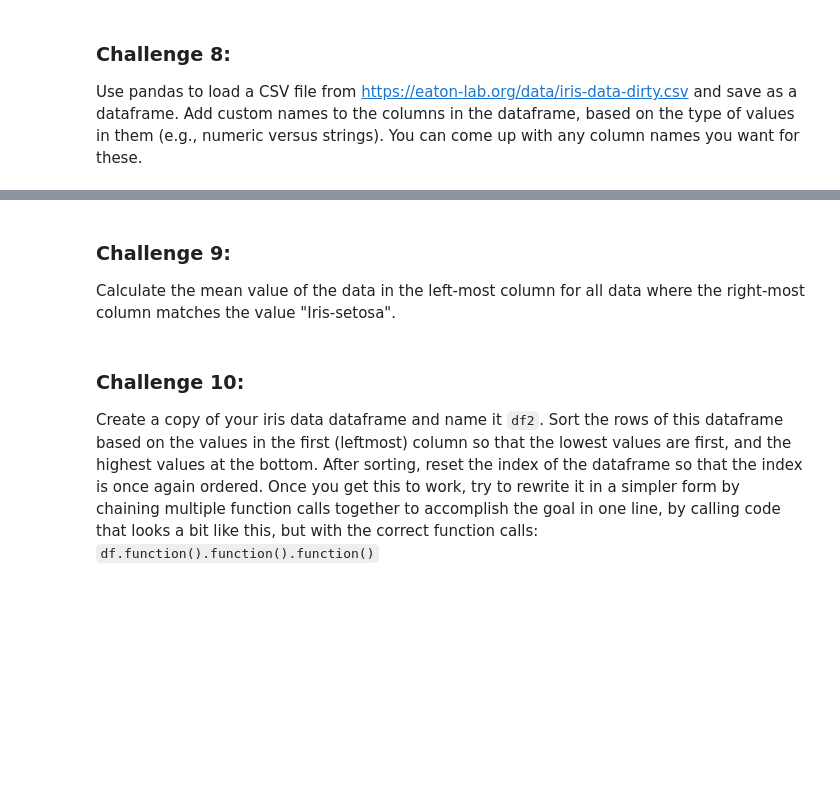
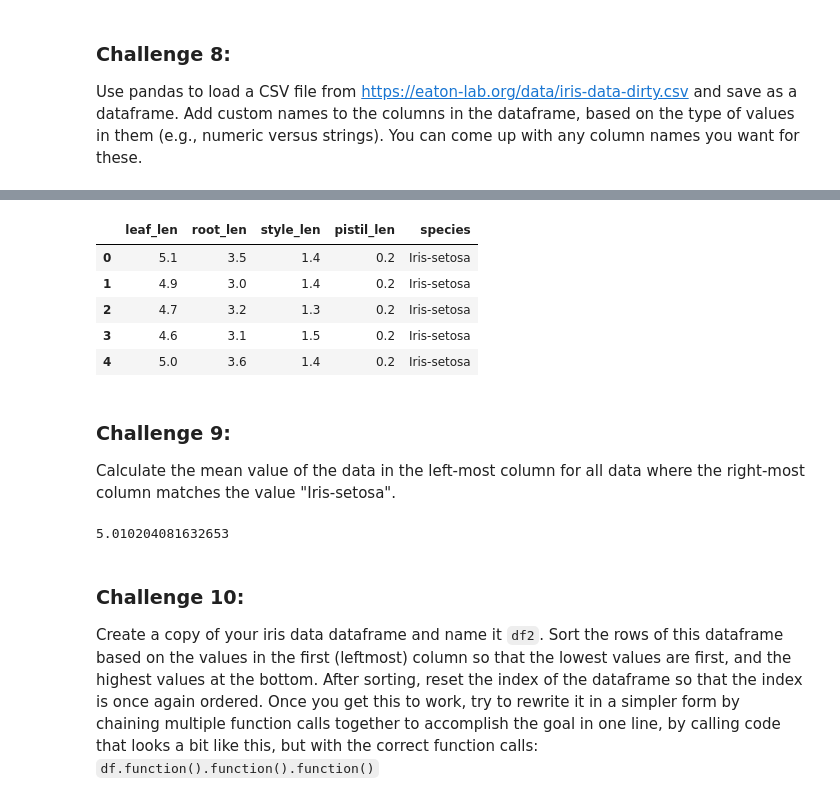
Before and after one commit to jasmina-dzurlic/hogtie, a Jupyter notebook: notebooks/nb-14.0-challenges.ipynb, the cells around one changed output, grey strips where cells are left out. Drawn from its saved outputs; the diff is of its cells as text; code cells hidden in the pictures; blank space fills up the shorter version.

```diff
--- a/notebooks/nb-14.0-challenges.ipynb
+++ b/notebooks/nb-14.0-challenges.ipynb
@@ -142,6 +169,21 @@ Use pandas to load a CSV file from https://eaton-lab.org/data/iris-data-dirty.cs
+# %%
+data.columns=["leaf_len", "root_len", "style_len", "pistil_len", "species"]
+data.head()
+# %% [output]
+|  | leaf_len | root_len | style_len | pistil_len | species |
+| 0 | 5.1 | 3.5 | 1.4 | 0.2 | Iris-setosa |
+| 1 | 4.9 | 3.0 | 1.4 | 0.2 | Iris-setosa |
+| 2 | 4.7 | 3.2 | 1.3 | 0.2 | Iris-setosa |
+| 3 | 4.6 | 3.1 | 1.5 | 0.2 | Iris-setosa |
+| 4 | 5.0 | 3.6 | 1.4 | 0.2 | Iris-setosa |
 # %% [markdown]
 ### Challenge 9:
 Calculate the mean value of the data in the left-most column for all data where the right-most column matches the value "Iris-setosa".
+# %%
+setosa = data.query('species == "Iris-setosa"')
+setosa['leaf_len'].mean(axis = 0)
+# %% [output]
+5.010204081632653
 # %% [markdown]
 ### Challenge 10:
 Create a copy of your iris data dataframe and name it `df2`. Sort the rows of this dataframe based on the values in the first (leftmost) column so that the lowest values are first, and the highest values at the bottom. After sorting, reset the index of the dataframe so that the index is once again ordered. Once you get this to work, try to rewrite it in a simpler form by chaining multiple function calls together to accomplish the goal in one line, by calling code that looks a bit like this, but with the correct function calls: `df.function().function().function()`
```
Also changed, not shown: parts of 11 cells of this notebook, 4 other files.
